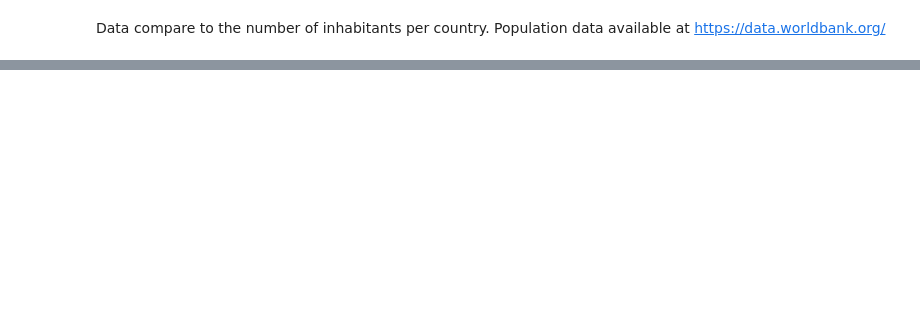
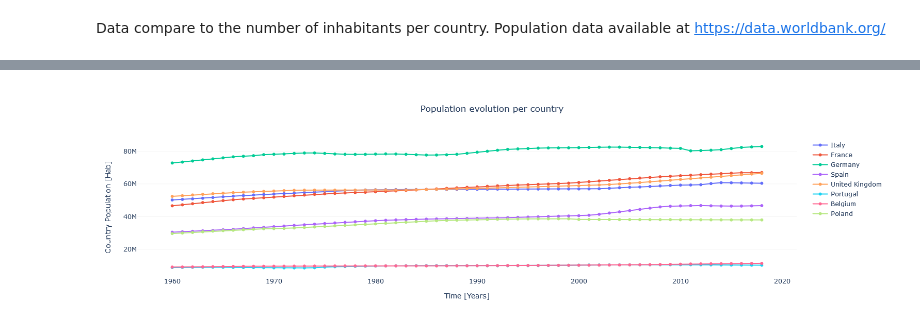
Before and after one commit to jsayri/analysis, a Jupyter notebook: COVID19_analysis/countries_comparison.ipynb, the cells around one changed output, grey strips where cells are left out. Cells and saved outputs as stored; diff of their text form; code cells hidden in the pictures; blank space fills up the shorter version.

```diff
--- a/COVID19_analysis/countries_comparison.ipynb
+++ b/COVID19_analysis/countries_comparison.ipynb
@@ -301,4 +302,4 @@ Data compare to the number of inhabitants per country. Population data available
 # df_gp = pd.read_csv(glob_pop_url, skiprows=4)
 
 # get total population from local repository (originally from data.worldbank.org, last visited 16 March 2020)
-df_gp = pd.read_csv('local_data/world_population/API_SP.POP.TOTL_DS2_en_csv_v2_866861.csv', skiprows=4)
+df_gp_raw = pd.read_csv('local_data/world_population/API_SP.POP.TOTL_DS2_en_csv_v2_866861.csv', skiprows=4)
@@ -315,0 +306,42 @@ df_gp.head()
+# %%
+# Mark year for analysis
+year_analysis = pd.datetime(2018,1,1)
+
+# Prepare dataframe
+col_names = df_gp_raw.columns
+date_data = pd.to_datetime(df_gp_raw.columns[4:-2])
+df_gp_raw['Country Name']
+# Get columns header from country columns
+col_headers = pd.Series(data=df_gp_raw['Country Name'], dtype='str')
+
+# Build new dataframe exclude 2019 and any other column with text
+df_gp = pd.DataFrame(data=date_data, columns=['Date'])
+for cidx, c in enumerate(col_headers):
+    data_tmp = np.array(df_gp_raw.iloc[cidx][4:-2], dtype='float')
+    df_gp[c] = data_tmp
+# %%
+# Display population grow for countries previously check
+fig = go.Figure()
+
+for c in list_c:
+    data_plot = np.array(df_gp[c])
+    fig.add_trace(go.Scatter(
+        mode = 'lines+markers',
+        x = df_gp.Date,
+        y = data_plot,
+        name = c
+    ))
+
+# change background color, yaxis type and horizontal bar selector
+fig.update_layout(
+    xaxis_title = 'Time [Years]',
+    yaxis_title = 'Country Population [Hab]',
+    title = 'Population evolution per country',
+    title_x = 0.5,
+    plot_bgcolor='white'
+)
+
+# change y axis grid options
+fig.update_yaxes(showgrid=True, gridwidth=.3, gridcolor='gainsboro')
+# %% [output]
+[figure, added]
```
Also changed, not shown: parts of 9 cells of this notebook, 1 other file.
